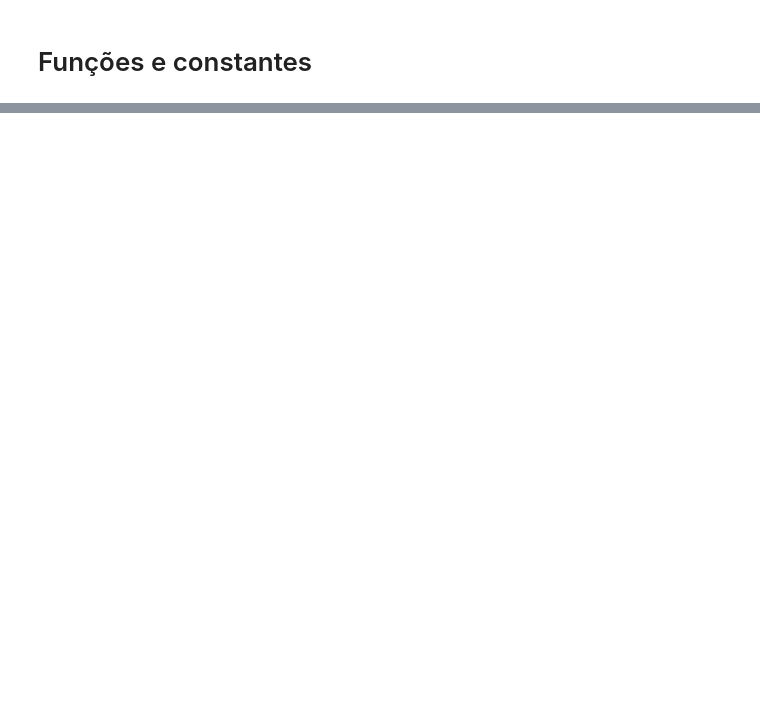
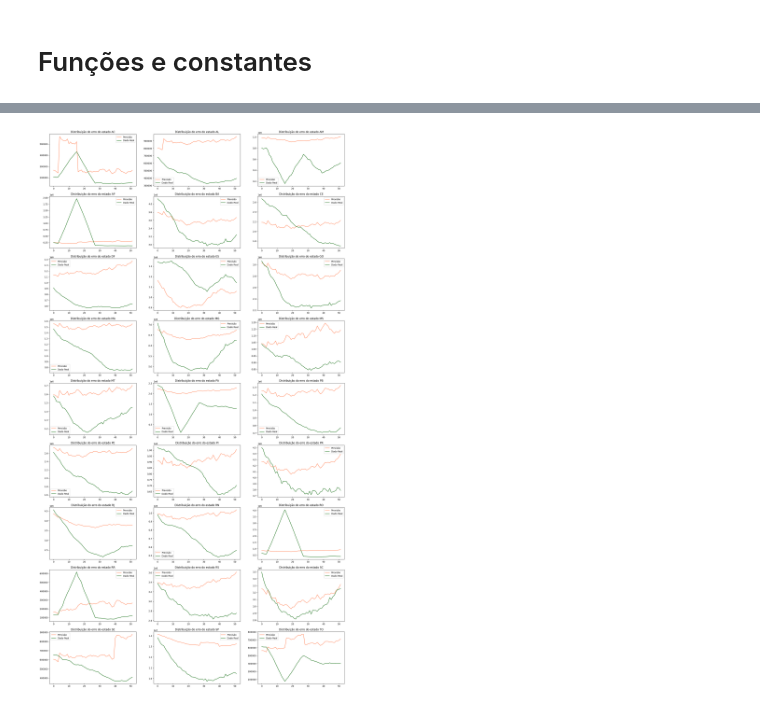
Before and after one commit to LeiteJu/TCC, a Jupyter notebook: modelos/mlp.ipynb, the cells around one changed output, grey strips where cells are left out. Saved outputs shown, nothing was run; the diff lists cells and outputs as text; code cells hidden in the pictures; blank space fills up the shorter version.

```diff
--- a/modelos/mlp.ipynb
+++ b/modelos/mlp.ipynb
@@ -71,0 +136,8 @@ SIGLAS = ['AC', 'AL', 'AM', 'AP', 'BA', 'CE',
+# %%
+def split_y_state (y):
+
+    if type(y) == np.ndarray:
+
+        return dict(zip([i for i in range(27)], [[y[i] for i in range(s, len(y), 27)] for s in range(27)]))
+
+    return dict(zip([i for i in range(27)], [[y.iloc[i] for i in range(s, y.size, 27)] for s in range(27)]))
@@ -151,0 +218,15 @@ MAPE: 0.8083069546325183
+# %%
+y_pred = y_pred[6:]
+y_test = y_test[6:]
+
+y_pred_state = split_y_state(y_pred)
+y_test_state = split_y_state(y_test)
+
+pred = {}
+
+for i in range(27):
+    pred[SIGLAS[i]] = {"y_test":y_test_state[i],
+                       "y_pred":y_pred_state[i]}
+show_predictions_graphs(pred)
+# %% [output]
+[figure, added]
```
Also changed, not shown: parts of 79 cells of this notebook.
